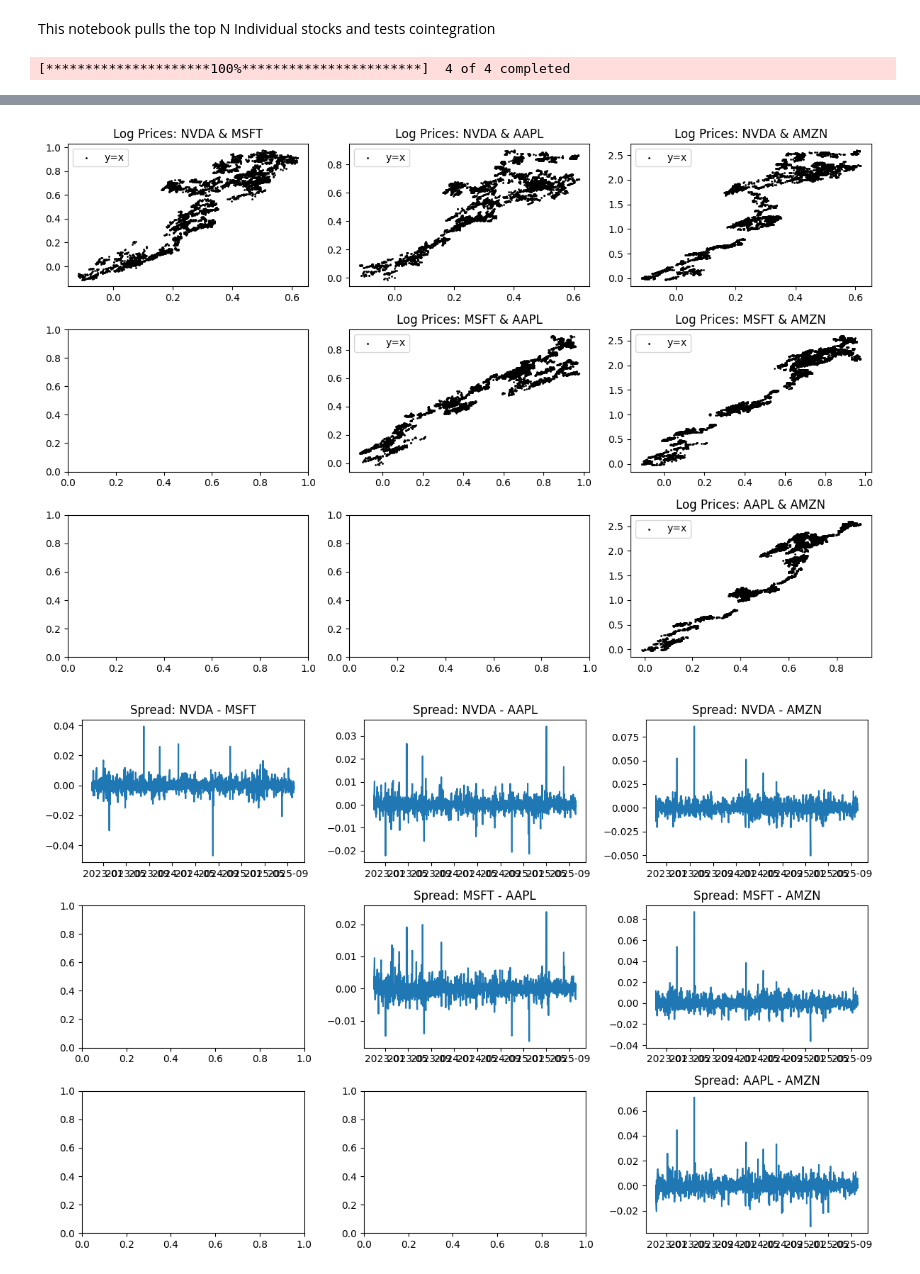
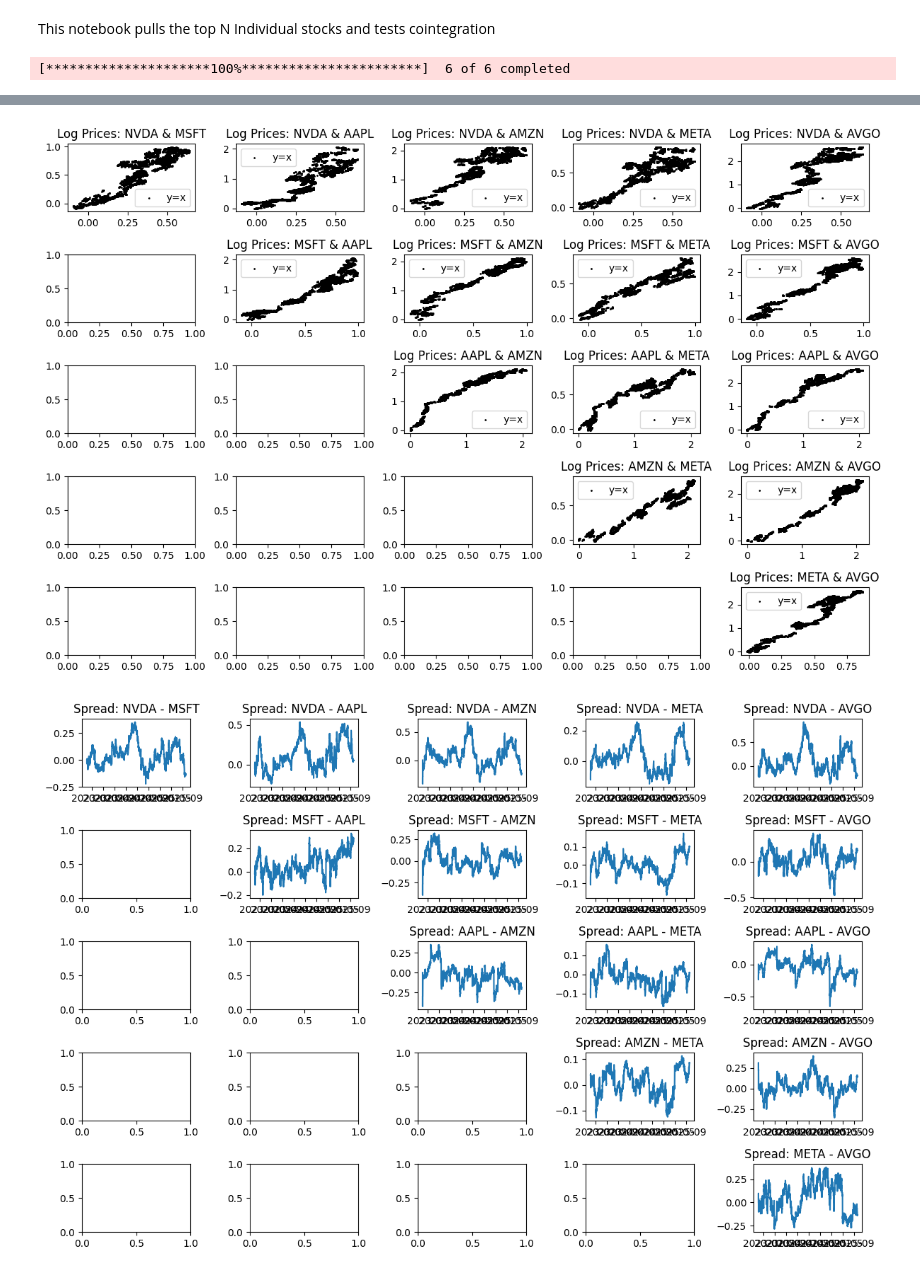
Before and after one commit to AdamDanklefsen/Quant, a Jupyter notebook: StatArb/CointegrationTests.ipynb, the cells around one changed output, grey strips where cells are left out. Saved outputs shown, nothing was run; the diff lists cells and outputs as text; code cells hidden in the pictures.

Commit message:
Run CointegrationTests.py

```diff
--- a/StatArb/CointegrationTests.ipynb
+++ b/StatArb/CointegrationTests.ipynb
@@ -9,7 +9,7 @@ import seaborn as sns
 import Kalman
 import Cointegration
 
-N = 4
+N = 6
 Tickers = [ 'NVDA',  'MSFT', 'AAPL','AMZN','META','AVGO','GOOGL','TSLA', 'GOOG', 'BRK-B',
             'JPM',   'LLY',  'V',   'NFLX','XOM', 'MA',   'ORCL', 'WMT','JNJ','PLTR',
             'COST',  'ABBV', 'HD',  'PG',  'BAC', 'GE',   'UNH',  'CVX','CSCO', 'WFC',
@@ -45,8 +45,8 @@ if N <= 6:
 
 
 
-Coint_percentage = np.empty((N,N))
-adf_stat = np.empty((N,N))
+Coint_percentage = np.zeros((N,N))
+adf_stat = np.zeros((N,N))
 coint_list = pd.DataFrame()
 columns = logPrice.columns
 for i in range(N):
@@ -90,4 +90,4 @@ sns.heatmap(Coint_percentage, xticklabels=Tickers[0:N], yticklabels=Tickers[0:N]
 plt.title('Cointegration Percentage')
 plt.show()
 # %% [output]
-[*********************100%***********************]  4 of 4 completed
+[*********************100%***********************]  6 of 6 completed
@@ -101,2 +110,2 @@ Processing pair: AAPL & AMZN
-[figure, old version]
+[figure, new version]
-[figure, old version]
+[figure, new version]
```
Also changed, not shown: parts of 2 cells of this notebook, 3 other files.
